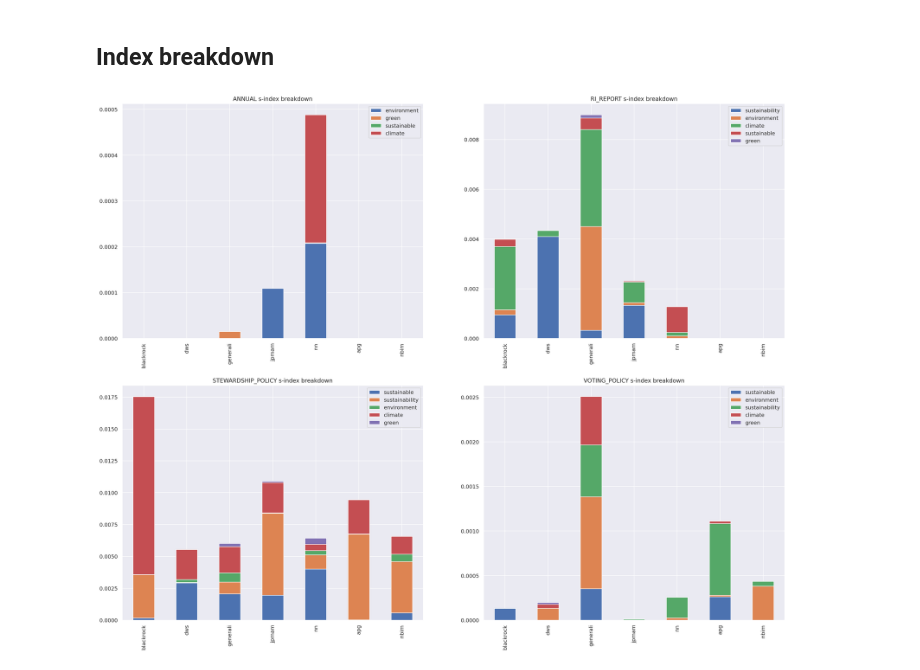
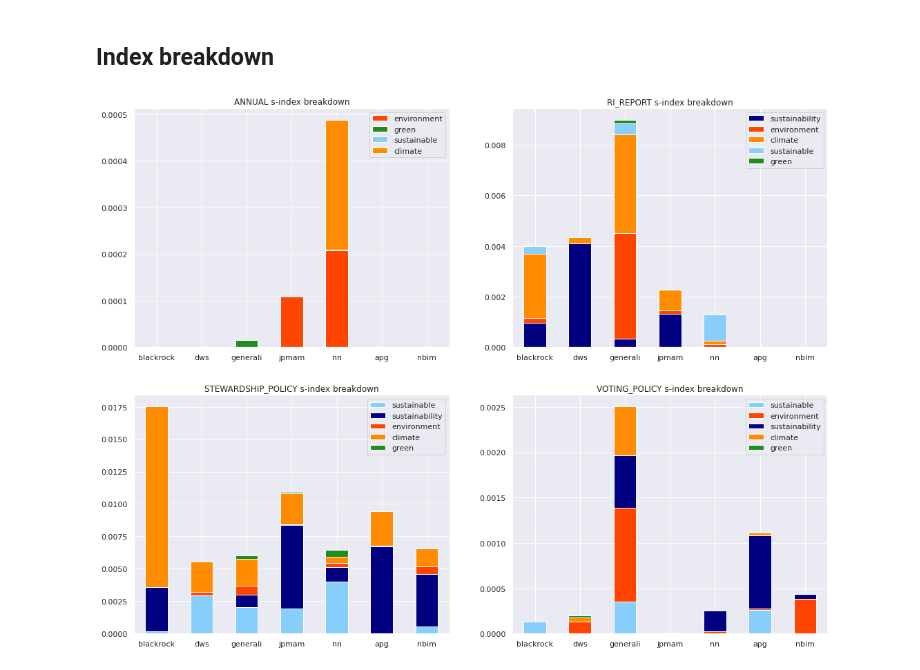
Before and after one commit to NoFishLikeIan/nlp-financial-env, a Jupyter notebook: saliency/saliency.ipynb, the cells around one changed output. Saved outputs shown, nothing was run; the diff lists cells and outputs as text; code cells hidden in the pictures.

```diff
--- a/saliency/saliency.ipynb
+++ b/saliency/saliency.ipynb
@@ -9,7 +9,7 @@ import numpy as np
 import matplotlib.pyplot as plt
 import seaborn as sns
 
-sns.set(rc={"figure.figsize": (16, 8)})
+sns.set(rc={'figure.figsize':(11.7,8.27)})
 # %%
 """
 Some saliencies are virtually 0.
@@ -57,7 +57,7 @@ companies
 columns = 3
 rows = math.ceil(len(companies) / columns)
 
-fig, axes = plt.subplots(rows, columns, figsize = (30, 20), dpi=200)
+fig, axes = plt.subplots(rows, columns)
 
 for i, ax in enumerate(axes.flat):
     if i < len(companies):
@@ -85,5 +85,5 @@ for i, ax in enumerate(axes.flat):
         fig.delaxes(ax)
 
 fig.show()
-fig.savefig("../plots/saliencies/saliencies_dist.jpg", format="jpg")
+fig.savefig("../plots/saliencies/saliencies_dist.svg")
 # %% [output]
@@ -158,7 +158,7 @@ def make_index(saliency, groups, reports, sustainable_words):
                 continue
 
         groupdf = pd.DataFrame.from_dict(dfgroup).fillna(0.)
-        groupdf.loc["s-index"] = groupdf.loc[groupdf.index != "total"].sum() / groupdf.loc["total"]
+        groupdf.loc["s-index"] = groupdf.loc[groupdf.index != "total"].sum()
         groupdf = groupdf.drop("total", axis = 0)
         grouped_data[group] = groupdf
 
@@ -183,9 +175,9 @@ total_df
 # %%
-fig, ax = plt.subplots(dpi = 200)
+fig, ax = plt.subplots()
 
 total_df.plot.bar(rot=0, ax=ax)
 ax.set_title("s-index by company and report")
 
 fig.show()
-fig.savefig("../plots/saliencies/sustainable_saliency.jpg", format = "jpg")
+fig.savefig("../plots/saliencies/sustainable_saliency.svg")
 # %% [output]
@@ -193,18 +185,26 @@ fig.savefig("../plots/saliencies/sustainable_saliency.jpg", format = "jpg")
 # %% [markdown]
 ## Index breakdown
 # %%
-fig, axes = plt.subplots(2, 2, figsize = (25, 20), dpi=200)
+fig, axes = plt.subplots(2, 2, figsize=(18, 14))
 
+colors = {
+    "environment": "orangered",
+    "green": "forestgreen",
+    "sustainable": "lightskyblue",
+    "sustainability": "navy",
+    "climate": "darkorange",
+
+}
 
 for i, ax in enumerate(axes.flat):
     group = groups[i]
     groupdf = df.loc[group].iloc[df.loc[group].index != "s-index"]
 
-    groupdf.T.plot(kind='bar', stacked=True, ax = ax)
+    groupdf.T.plot(kind='bar', stacked=True, ax = ax, rot = 0, color=colors)
     ax.set_title(f"{group} s-index breakdown")
 
 
 fig.show()
-fig.savefig("../plots/saliencies/breakdown.jpg", format = "jpg")
+fig.savefig("../plots/saliencies/breakdown.svg")
 # %% [output]
-[figure, old version]
+[figure, new version]
```
Also changed, not shown: parts of 5 cells of this notebook, 2 other files.
